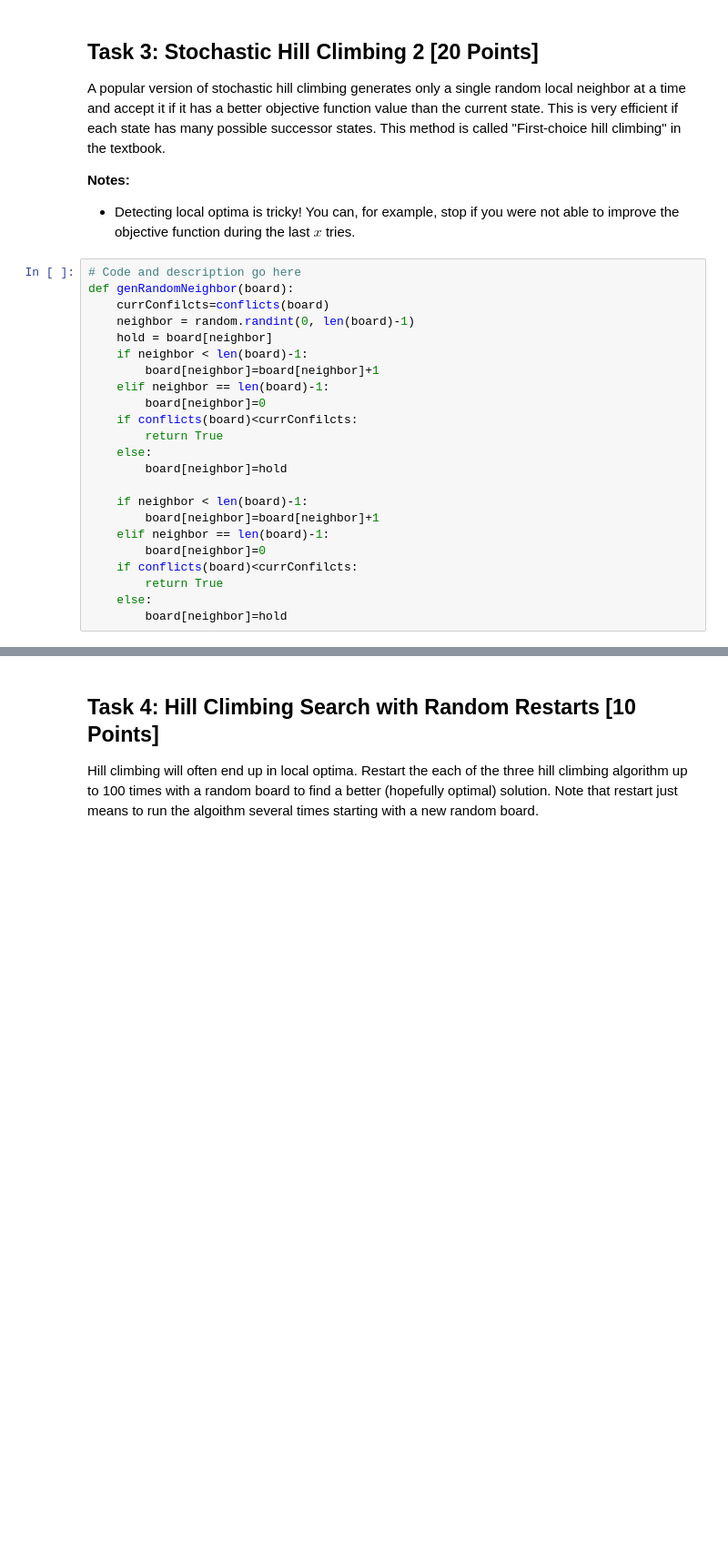
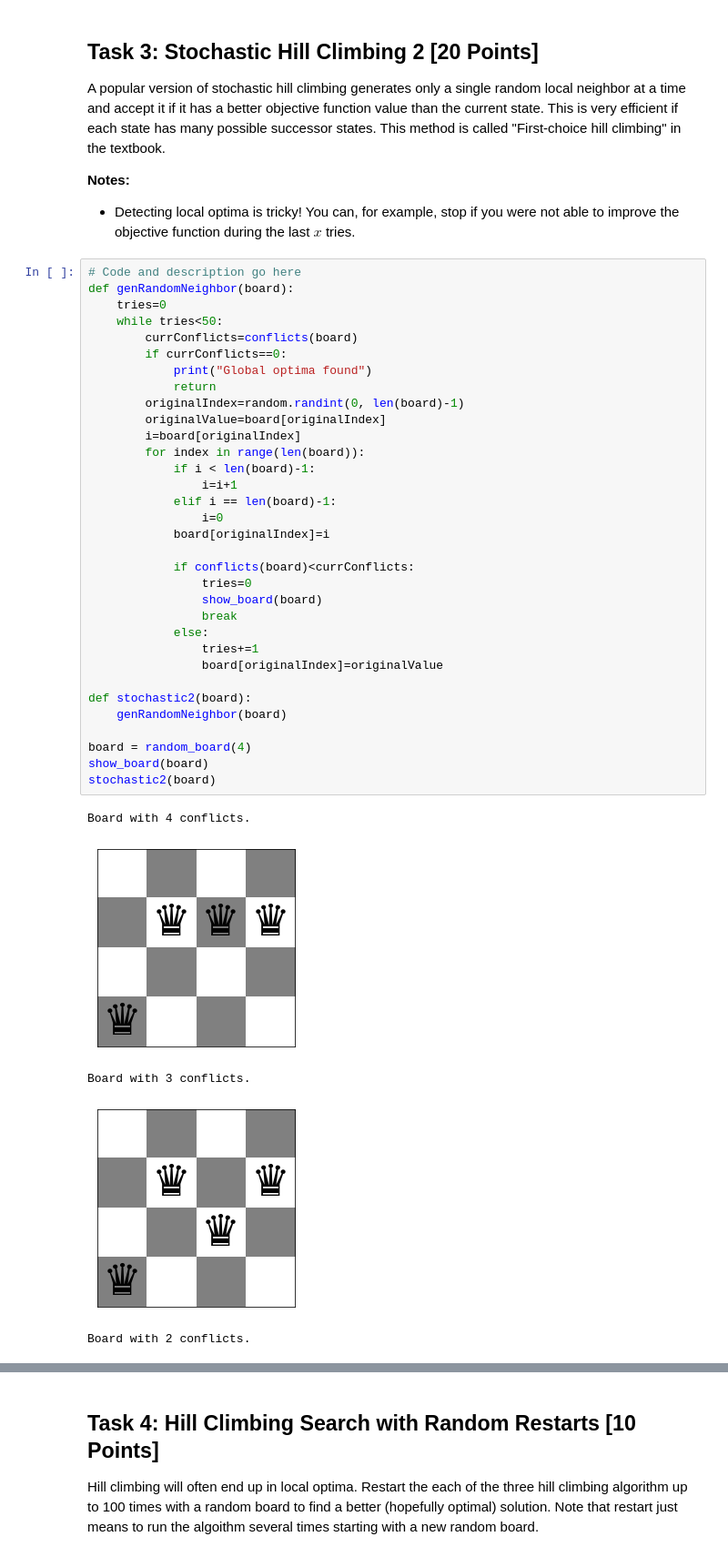
Before and after one commit to WillStrickland13/CS7320-AI, a Jupyter notebook: Local_Search/n_queens.ipynb, the cells around one changed output, grey strips where cells are left out. Shown at 91% size. Cells and saved outputs as stored; diff of their text form; blank space fills up the shorter version.

```diff
--- a/Local_Search/n_queens.ipynb
+++ b/Local_Search/n_queens.ipynb
@@ -250,23 +248,39 @@ __Notes:__
 # %%
 # Code and description go here
 def genRandomNeighbor(board):
-    currConfilcts=conflicts(board)
-    neighbor = random.randint(0, len(board)-1)
-    hold = board[neighbor]
-    if neighbor < len(board)-1:
-        board[neighbor]=board[neighbor]+1
-    elif neighbor == len(board)-1:
-        board[neighbor]=0
-    if conflicts(board)<currConfilcts:
-        return True
-    else:
-        board[neighbor]=hold
+    tries=0
+    while tries<50:
+        currConflicts=conflicts(board)
+        if currConflicts==0:
+            print("Global optima found")
+            return
+        originalIndex=random.randint(0, len(board)-1)
+        originalValue=board[originalIndex]
+        i=board[originalIndex]
+        for index in range(len(board)):
+            if i < len(board)-1:
+                i=i+1
+            elif i == len(board)-1:
+                i=0
+            board[originalIndex]=i
 
-    if neighbor < len(board)-1:
-        board[neighbor]=board[neighbor]+1
-    elif neighbor == len(board)-1:
-        board[neighbor]=0
-    if conflicts(board)<currConfilcts:
-        return True
-    else:
-        board[neighbor]=hold
+            if conflicts(board)<currConflicts:
+                tries=0
+                show_board(board)
+                break
+            else:
+                tries+=1
+                board[originalIndex]=originalValue
+
+def stochastic2(board):
+    genRandomNeighbor(board)
+
+board = random_board(4)
+show_board(board)
+stochastic2(board)
+# %% [output]
+Board with 4 conflicts.
+[figure, added]
+Board with 3 conflicts.
+[figure, added]
+Board with 2 conflicts.
```
Also changed, not shown: parts of 3 cells of this notebook.
